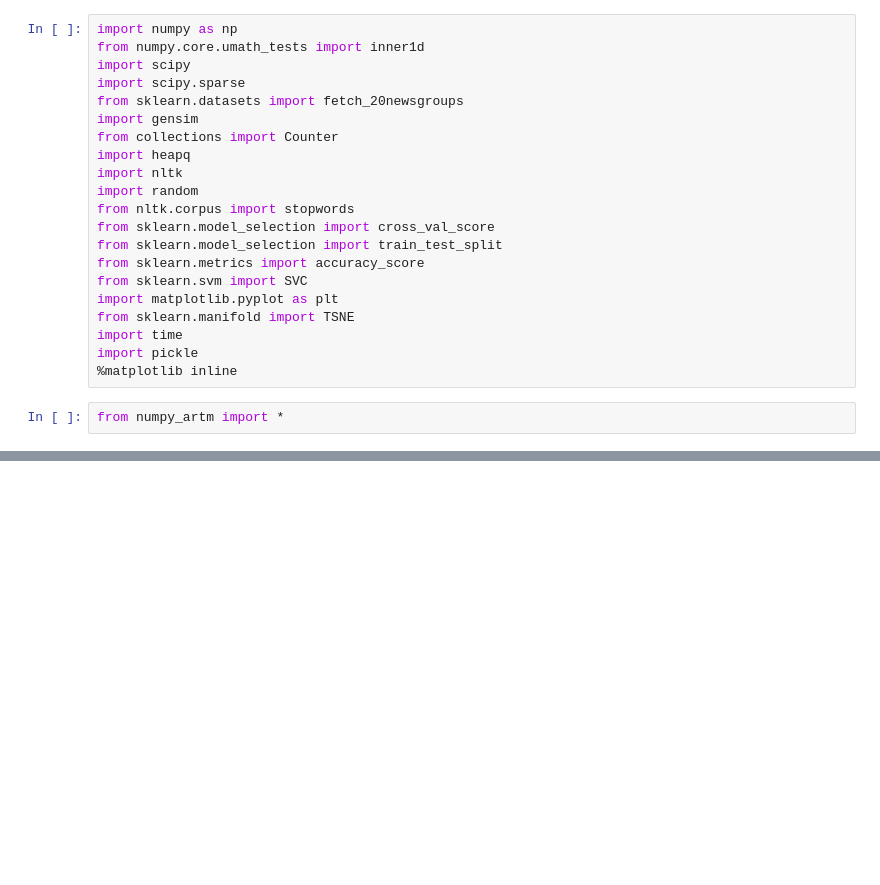
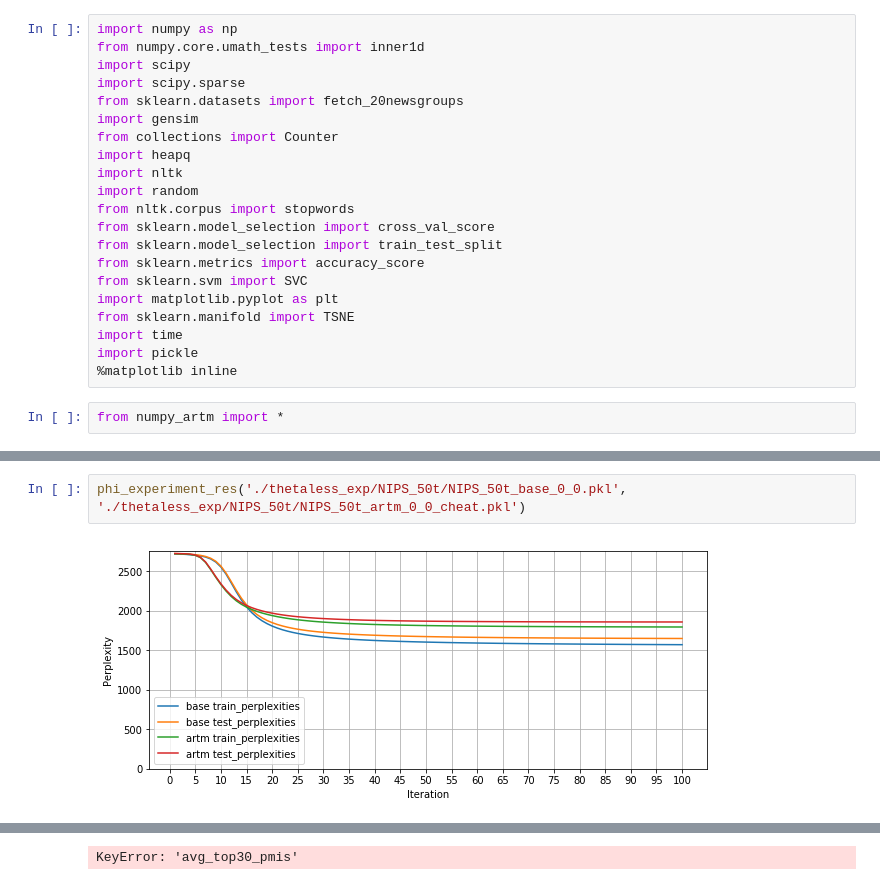
Before and after one commit to ilirhin/Diploma, a Jupyter notebook: Sources/ThetalessExperimentNIPS.ipynb, the cells around one changed output, grey strips where cells are left out. Drawn from its saved outputs; the diff is of its cells as text; blank space fills up the shorter version.

```diff
--- a/Sources/ThetalessExperimentNIPS.ipynb
+++ b/Sources/ThetalessExperimentNIPS.ipynb
@@ -212,0 +232,4 @@ phi_experiment_res('./thetaless_exp/NIPS_30t_base_0_-0.1.pkl', './thetaless_exp/
+# %%
+phi_experiment_res('./thetaless_exp/NIPS_50t/NIPS_50t_base_0_0.pkl', './thetaless_exp/NIPS_50t/NIPS_50t_artm_0_0_cheat.pkl')
+# %% [output]
+[figure, added]
@@ -212,0 +244 @@ phi_experiment_res('./thetaless_exp/NIPS_30t_base_0_-0.1.pkl', './thetaless_exp/
+KeyError: 'avg_top30_pmis'
```
Also changed, not shown: parts of 19 cells of this notebook, 5 other files.
